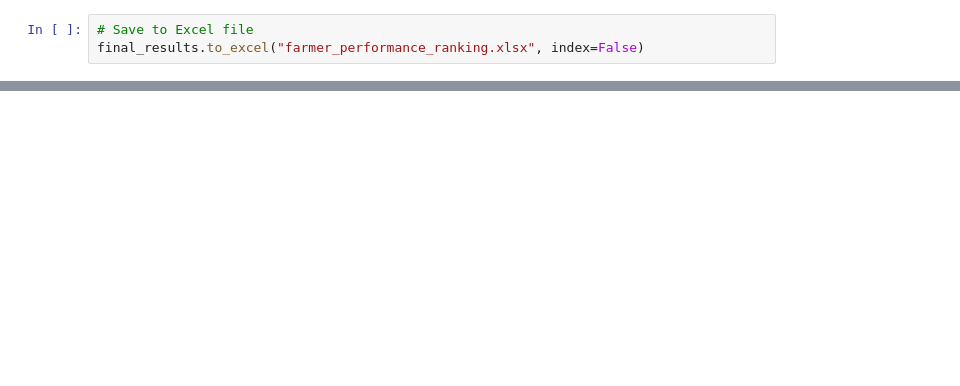
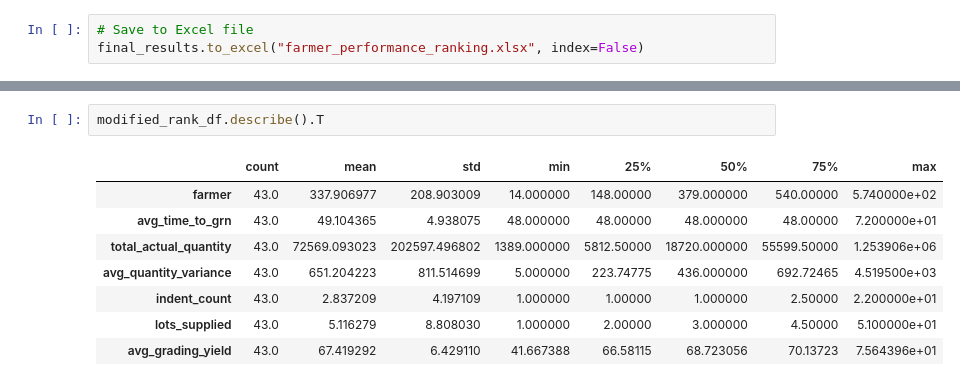
Before and after one commit to ideaboxai/ideaboxai-vertical-ml-service, a Jupyter notebook: notebooks/farmer_performance_ranking/farmer_ranking.ipynb, the cells around one changed output, grey strips where cells are left out. Saved outputs shown, nothing was run; the diff lists cells and outputs as text; blank space fills up the shorter version.

```diff
--- a/notebooks/farmer_performance_ranking/farmer_ranking.ipynb
+++ b/notebooks/farmer_performance_ranking/farmer_ranking.ipynb
@@ -501,0 +607,11 @@ final_results.to_excel("farmer_performance_ranking.xlsx", index=False)
+# %%
+modified_rank_df.describe().T
+# %% [output]
+|  | count | mean | std | min | 25% | 50% | 75% | max |
+| farmer | 43.0 | 337.906977 | 208.903009 | 14.000000 | 148.00000 | 379.000000 | 540.00000 | 5.740000e+02 |
+| avg_time_to_grn | 43.0 | 49.104365 | 4.938075 | 48.000000 | 48.00000 | 48.000000 | 48.00000 | 7.200000e+01 |
+| total_actual_quantity | 43.0 | 72569.093023 | 202597.496802 | 1389.000000 | 5812.50000 | 18720.000000 | 55599.50000 | 1.253906e+06 |
+| avg_quantity_variance | 43.0 | 651.204223 | 811.514699 | 5.000000 | 223.74775 | 436.000000 | 692.72465 | 4.519500e+03 |
+| indent_count | 43.0 | 2.837209 | 4.197109 | 1.000000 | 1.00000 | 1.000000 | 2.50000 | 2.200000e+01 |
+| lots_supplied | 43.0 | 5.116279 | 8.808030 | 1.000000 | 2.00000 | 3.000000 | 4.50000 | 5.100000e+01 |
+| avg_grading_yield | 43.0 | 67.419292 | 6.429110 | 41.667388 | 66.58115 | 68.723056 | 70.13723 | 7.564396e+01 |
```
Also changed, not shown: parts of 6 cells of this notebook.
